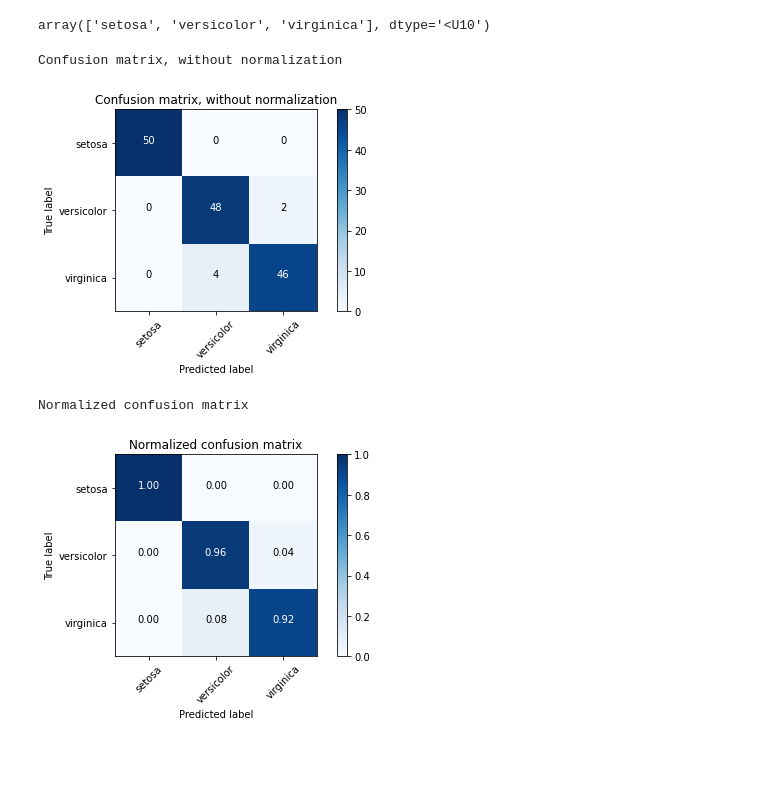
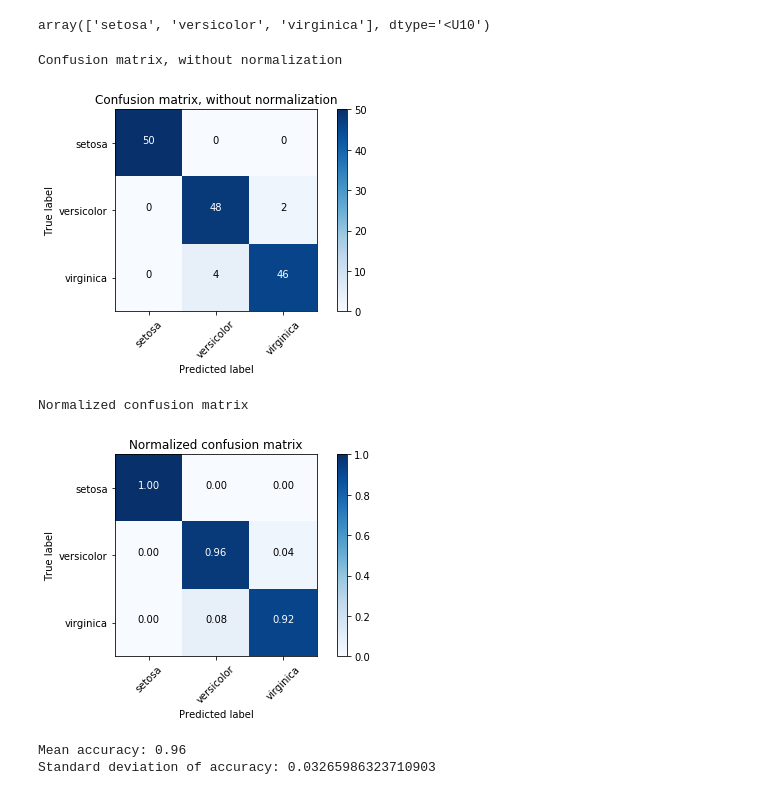
Before and after one commit to Rukshani/Medium, a Jupyter notebook: ConfusionMatrix/MediumConfusionMatrix.ipynb, the cells around one changed output. Saved outputs shown, nothing was run; the diff lists cells and outputs as text; code cells hidden in the pictures; blank space fills up the shorter version.

Commit message:
Accuracy and STD

```diff
--- a/ConfusionMatrix/MediumConfusionMatrix.ipynb
+++ b/ConfusionMatrix/MediumConfusionMatrix.ipynb
@@ -52,6 +50,7 @@ def evaluate_model(data_x, data_y):
 
     predicted_targets = np.array([])
     actual_targets = np.array([])
+    accuracy_list = list()
 
     for train_ix, test_ix in k_fold.split(data_x):
         train_x, train_y, test_x, test_y = data_x[train_ix], data_y[train_ix], data_x[test_ix], data_y[test_ix]
@@ -61,11 +60,13 @@ def evaluate_model(data_x, data_y):
 
         # Predict the labels of the test set samples
         predicted_labels = classifier.predict(test_x)
+        accuracy = accuracy_score(test_y, predicted_labels)
 
         predicted_targets = np.append(predicted_targets, predicted_labels)
         actual_targets = np.append(actual_targets, test_y)
+        accuracy_list.append(accuracy)
 
-    return predicted_targets, actual_targets
+    return predicted_targets, actual_targets, accuracy_list
 # %%
 def plot_confusion_matrix(predicted_labels_list, y_test_list):
     cnf_matrix = confusion_matrix(y_test_list, predicted_labels_list)
@@ -109,10 +110,16 @@ def generate_confusion_matrix(cnf_matrix, classes, normalize=False, title='Confu
 
     return cnf_matrix
 # %%
-predicted_target, actual_target = evaluate_model(data, target)
+predicted_target, actual_target, accuracy_list = evaluate_model(data, target)
 plot_confusion_matrix(predicted_target, actual_target)
 # %% [output]
 Confusion matrix, without normalization
-[figure, old version]
+[figure, new version]
 Normalized confusion matrix
-[figure, old version]
+[figure, new version]
+# %%
+print("Mean accuracy:", np.mean(accuracy_list))
+print("Standard deviation of accuracy:", np.std(accuracy_list))
+# %% [output]
+Mean accuracy: 0.96
+Standard deviation of accuracy: 0.03265986323710903
```
Also changed, not shown: parts of 2 cells of this notebook.
